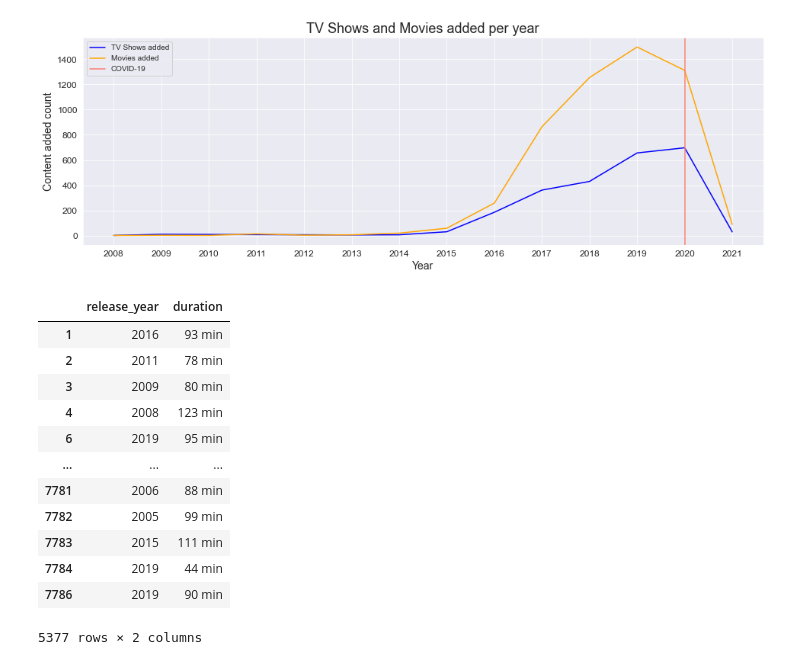
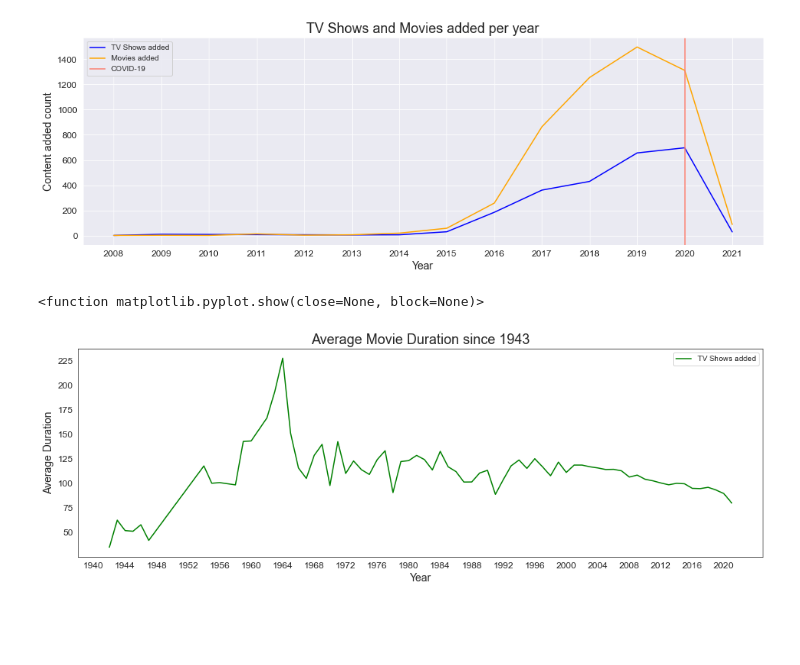
Before and after one commit to avgcam/netflix-eda, a Jupyter notebook: netflix_eda.ipynb, the cells around one changed output. Cells and saved outputs as stored; diff of their text form; code cells hidden in the pictures; blank space fills up the shorter version.

```diff
--- a/netflix_eda.ipynb
+++ b/netflix_eda.ipynb
@@ -153,3 +139,6 @@ movies['type'].value_counts()
 # %% [output]
 Movie    5377
 Name: type, dtype: int64
+# %%
+# removing 'min' from duration so I can use as numeric and average
+movies['duration'] = movies['duration'].replace({'min':''}, regex=True)
@@ -155,0 +150,2 @@ Name: type, dtype: int64
+# %%
+movies['duration'] = pd.to_numeric(movies['duration'])
@@ -214,19 +216,21 @@ plt.show
 [figure]
 # %%
 rel_dur = movies[['release_year','duration']]
-# %%
-rel_dur
-# %% [output]
-|  | release_year | duration |
-| 1 | 2016 | 93 min |
-| 2 | 2011 | 78 min |
-| 3 | 2009 | 80 min |
-| 4 | 2008 | 123 min |
-| 6 | 2019 | 95 min |
-| ... | ... | ... |
-| 7781 | 2006 | 88 min |
-| 7782 | 2005 | 99 min |
-| 7783 | 2015 | 111 min |
-| 7784 | 2019 | 44 min |
-| 7786 | 2019 | 90 min |
-5377 rows × 2 columns
+# %%
+avg_dur = rel_dur.groupby(pd.Grouper(key='release_year')).mean()
+avg_dur = avg_dur.sort_index()
+# %%
+plt.figure(figsize = (16, 5))
+sb.set_style('white')
+plt.plot(avg_dur.index, avg_dur.values, color = 'green', label = 'TV Shows added')
+
+plt.xticks(list(range(1940, 2022, 4)), fontsize = 12)
+plt.yticks(fontsize = 12)
+plt.title('Average Movie Duration since 1943', fontsize = 18)
+plt.xlabel('Year', fontsize = 14)
+plt.ylabel('Average Duration', fontsize = 14)
+plt.legend()
+plt.show
+# %% [output]
+<function matplotlib.pyplot.show(close=None, block=None)>
+[figure, added]
```
Also changed, not shown: parts of 5 cells of this notebook.
